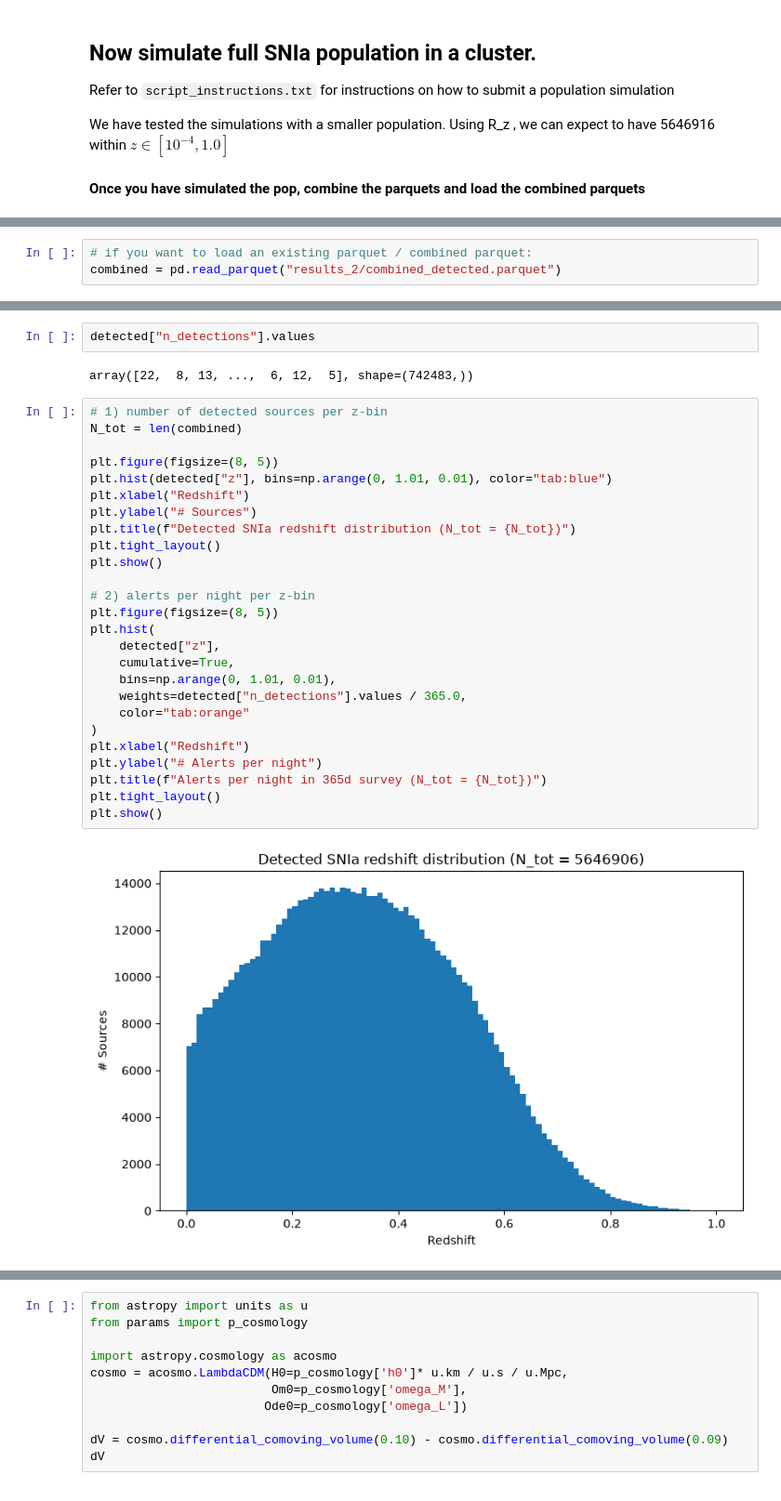
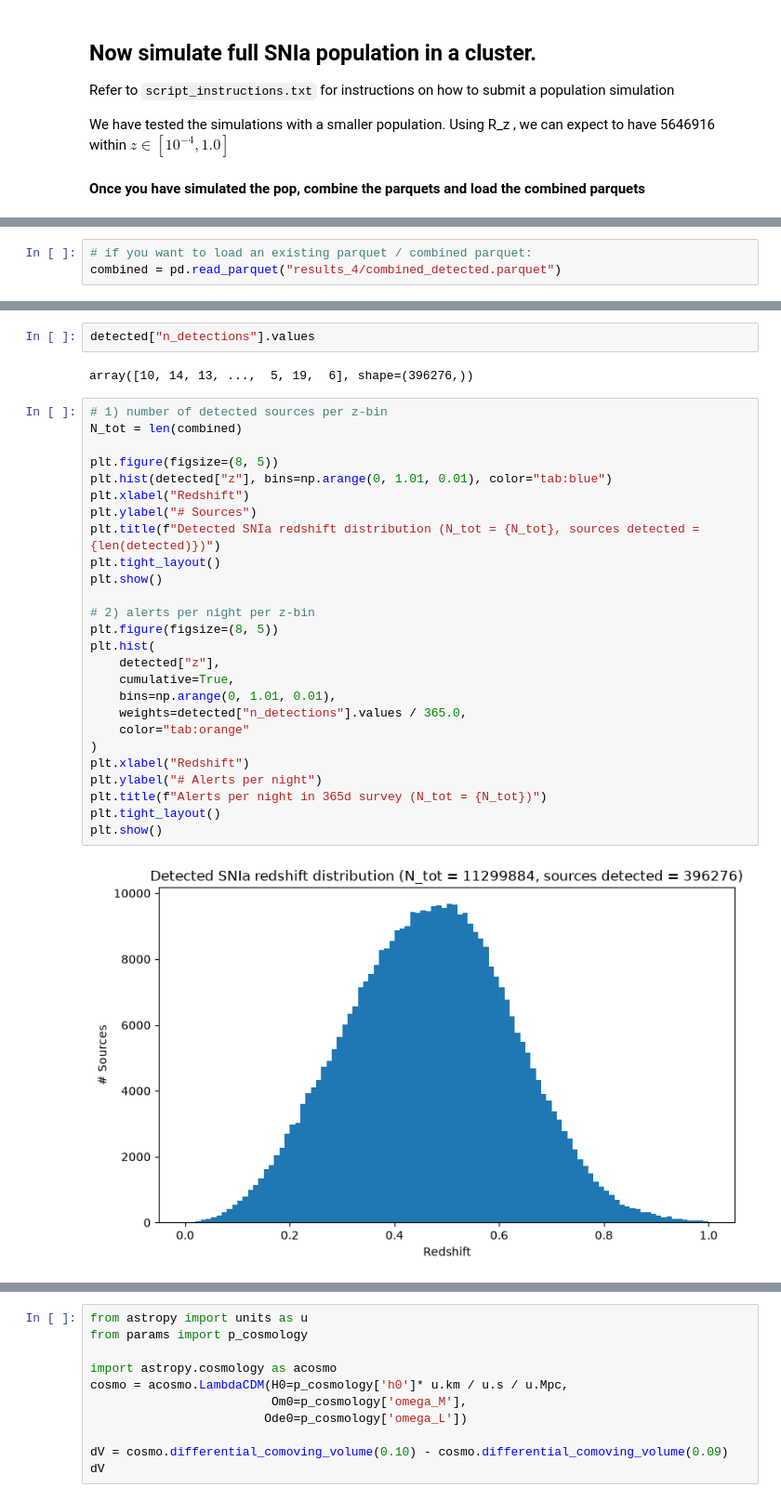
Before and after one commit to krissylla/TransientSimulation, a Jupyter notebook: skysurvey_detections.ipynb, the cells around one changed output, grey strips where cells are left out. Shown at 93% size. Cells and saved outputs as stored; diff of their text form.

```diff
--- a/skysurvey_detections.ipynb
+++ b/skysurvey_detections.ipynb
@@ -360,6 +363,6 @@ combined.to_parquet("results_2/combined_detected.parquet", engine="pyarrow", com
 # %%
 # if you want to load an existing parquet / combined parquet:
-combined = pd.read_parquet("results_2/combined_detected.parquet")
+combined = pd.read_parquet("results_4/combined_detected.parquet")
 # %%
 combined
 # %% [output]
@@ -479,32 +462,32 @@ CategoricalIndex([ [0.0, 0.01), [0.01, 0.02), [0.02, 0.03), [0.03, 0.04),
 # %%
 detected["n_detections"].values
 # %% [output]
-array([22,  8, 13, ...,  6, 12,  5], shape=(742483,))
+array([10, 14, 13, ...,  5, 19,  6], shape=(396276,))
 # %%
 # 1) number of detected sources per z-bin
 N_tot = len(combined)
 
 plt.figure(figsize=(8, 5))
 plt.hist(detected["z"], bins=np.arange(0, 1.01, 0.01), color="tab:blue")
 plt.xlabel("Redshift")
 plt.ylabel("# Sources")
-plt.title(f"Detected SNIa redshift distribution (N_tot = {N_tot})")
+plt.title(f"Detected SNIa redshift distribution (N_tot = {N_tot}, sources detected = {len(detected)})")
 plt.tight_layout()
 plt.show()
 
 # 2) alerts per night per z-bin
 plt.figure(figsize=(8, 5))
 plt.hist(
     detected["z"],
     cumulative=True,
     bins=np.arange(0, 1.01, 0.01),
     weights=detected["n_detections"].values / 365.0,
     color="tab:orange"
 )
 plt.xlabel("Redshift")
 plt.ylabel("# Alerts per night")
 plt.title(f"Alerts per night in 365d survey (N_tot = {N_tot})")
 plt.tight_layout()
 plt.show()
 # %% [output]
-[figure, old version]
+[figure, new version]
```
Also changed, not shown: parts of 32 cells of this notebook, 2 other files.
